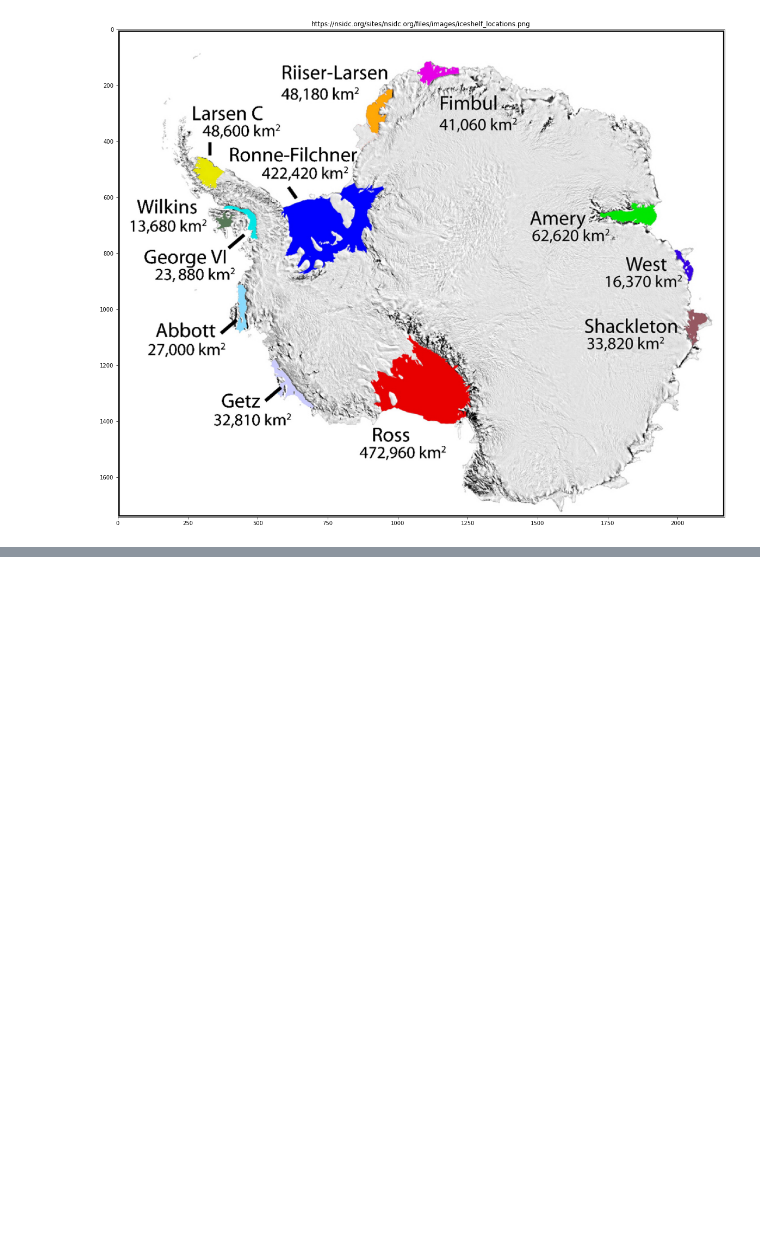
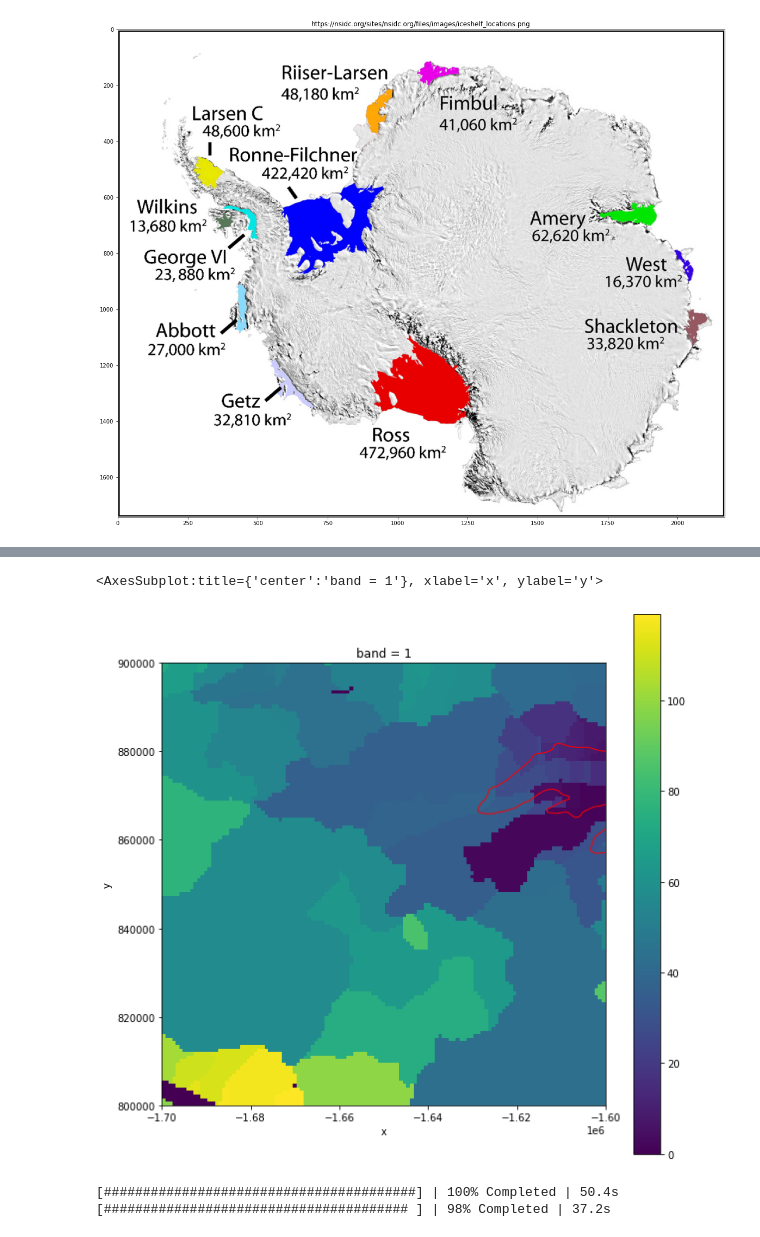
Before and after one commit to ldeo-glaciology/REMAWaterRouting, a Jupyter notebook: REMADrainageBasins_AGU2020.ipynb, the cells around one changed output, grey strips where cells are left out. Saved outputs shown, nothing was run; the diff lists cells and outputs as text; code cells hidden in the pictures; blank space fills up the shorter version.

```diff
--- a/REMADrainageBasins_AGU2020.ipynb
+++ b/REMADrainageBasins_AGU2020.ipynb
@@ -79,0 +116,57 @@ NameError: name 'shelf' is not defined
+# %%
+def cleandrainagebasins(D):
+    D_labelled = skimage.morphology.label(D)
+
+    D_labelled_new = D
+
+    #merge down
+    for i in np.arange(250,D.shape[0]-1,250):
+        topside = D[i-1,:]
+        topside_values = np.argwhere(np.diff(topside)!=0)
+        for ii in np.arange(0,len(topside_values)):
+            col_to_merge = topside_values[ii]
+            basin_to_merge = D_labelled[i,col_to_merge]
+            mask_right = np.argwhere(D_labelled == basin_to_merge)
+            [mask_x,mask_y] = np.array(mask_right).T
+            D_labelled_new[mask_x,mask_y] = D[i-1,topside_values[ii]]
+
+    #Merge left
+    for i in np.arange(250,D.shape[1],250):
+        leftside = D_labelled[:,i-1]
+        leftside_values = np.argwhere(np.diff(leftside)!=0)
+        for ii in np.arange(0,len(leftside_values)):
+            row_to_merge = leftside_values[ii]
+            basin_to_merge = D_labelled[row_to_merge,i]
+            D_labelled_new[D_labelled == basin_to_merge] = D[leftside_values[ii],i-1]
+
+    xarray_D = xr.DataArray(data = D_labelled_new, coords = sample.coords,dims = sample.dims, attrs = sample.attrs)
+    return xarray_D
+# %%
+with ProgressBar():
+    D_new = cleandrainagebasins(DB)
+fig, ax = plt.subplots(figsize=(10,10))
+D_new.plot(ax=ax)
+SelectedIceShelf = IS[IS.NAME==w.kwargs['shelf']]
+SelectedIceShelf.plot(ax=ax, facecolor='None',edgecolor='r')
+# %% [output]
+<AxesSubplot:title={'center':'band = 1'}, xlabel='x', ylabel='y'>
+[figure, added]
+# %%
+def filledbasins(dem):
+    Inans = dask.array.isnan(dem)
+    dem_nonans =  dem.fillna(-np.inf)
+    marker = np.negative(dem_nonans);
+    #dem = dem + np.multiply(Inans,-np.inf)
+    II = np.zeros(dem.shape);
+    II[1:-1,1:-1] = 1;
+    mask = np.bitwise_and(np.bool_(II),~Inans)*-np.inf
+    marker = marker+mask;
+    demfs = -skimage.morphology.reconstruction(marker,-dem_nonans, method='dilation')
+    return demfs
+
+demfs_task = lambda dem: filledbasins(dem)
+with ProgressBar():
+    demfs = dask.array.map_blocks(demfs_task, dem=sample, dtype=float)
+# %% [output]
+[########################################] | 100% Completed | 50.4s
+[####################################### ] | 98% Completed | 37.2s
```
Also changed, not shown: parts of 23 cells of this notebook, 1 other file.
